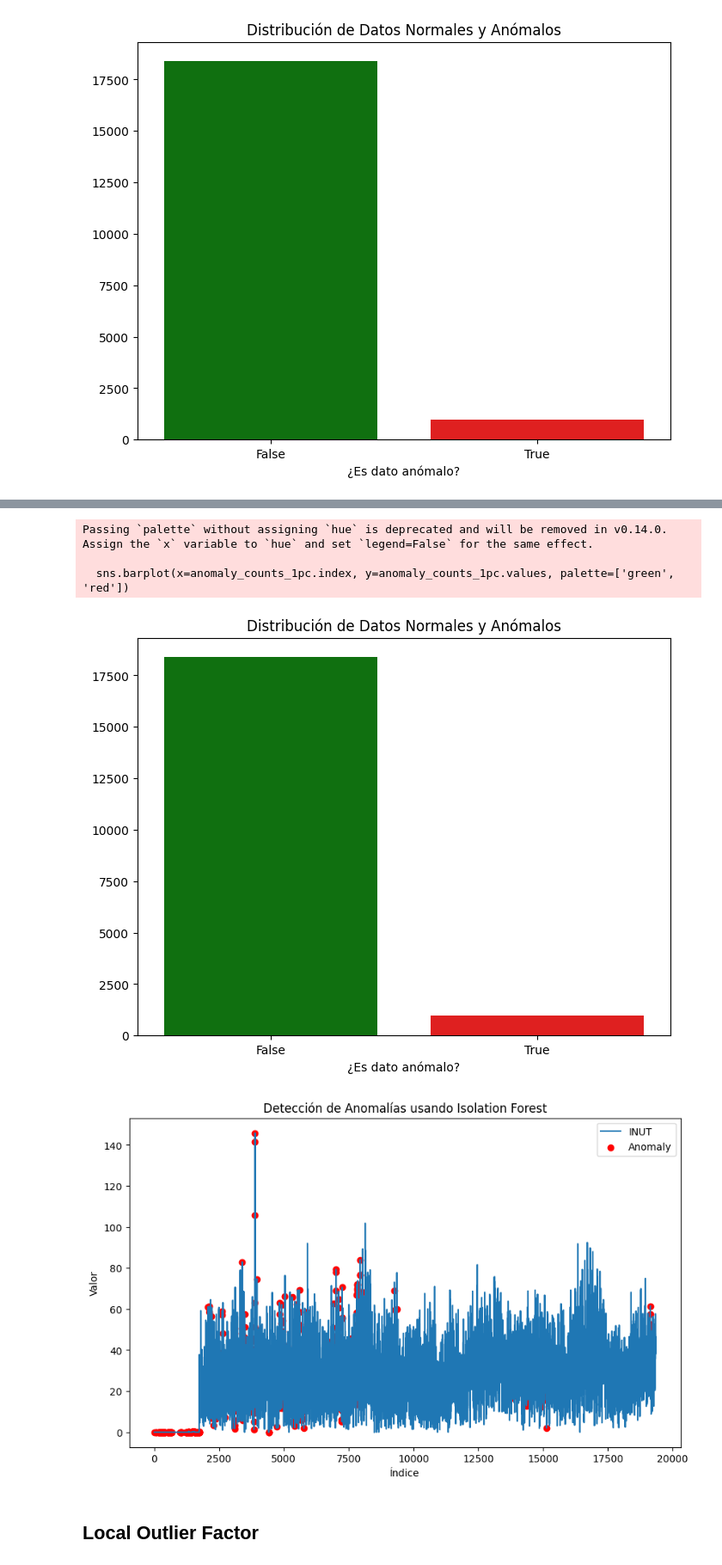
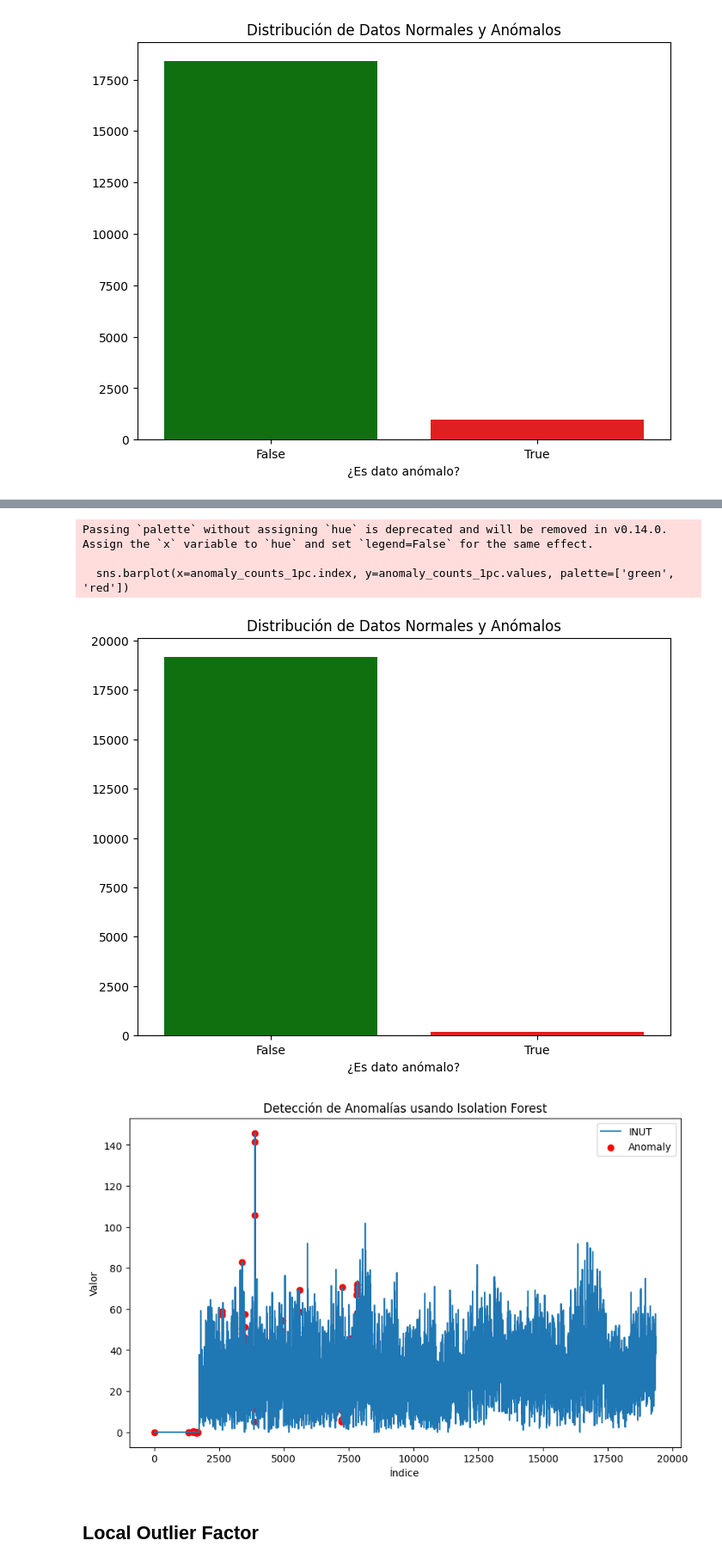
Before and after one commit to davidreigns01/actividad3AANS, a Jupyter notebook: muinar07_act3_Notebook.ipynb, the cells around one changed output, grey strips where cells are left out. Shown: that part at 86% size. Cells and saved outputs as stored; diff of their text form; code cells hidden in the pictures.

```diff
--- a/muinar07_act3_Notebook.ipynb
+++ b/muinar07_act3_Notebook.ipynb
@@ -328,6 +320,6 @@ plt.show()
 # %%
 # Repite los pasos anteriores con el parámetro de contamination en 1%
-model_1pc = IsolationForest(contamination=0.05)
+model_1pc = IsolationForest(contamination=0.01)
 
 # Agrega las columnas de puntaje y si es dato anómalo o no en el dataframe
 df['anomaly_score_1pc'] = model_1pc.fit_predict(df)
@@ -349,35 +341,35 @@ plt.show()
 # Visualizar resultados
 plt.figure(figsize=(10, 6))
 plt.plot(df['INUT'], label='INUT')
 plt.scatter(df[df['anomaly_1pc']].index, df[df['anomaly_1pc']]['INUT'], color='red', label='Anomaly')
 plt.title('Detección de Anomalías usando Isolation Forest')
 plt.xlabel('Índice')
 plt.ylabel('Valor')
 plt.legend()
 plt.show()
 # %% [output]
          VL1    VL2    VL3   IL1   IL2   IL3   VL12   VL23   VL31  INUT  \
 0        0.0    0.0    0.0   0.0   0.0   0.0    0.0    0.0    0.0   0.0
 1      238.7  238.7  238.8   0.0   0.0   0.0    0.0    0.0    0.0   0.0
 2      238.4  238.5  238.5   0.0   0.0   0.0    0.0    0.0    0.0   0.0
 3      239.9  240.0  240.0   0.0   0.0   0.0    0.0    0.0    0.0   0.0
 4      239.9  240.0  240.0   0.0   0.0   0.0    0.0    0.0    0.0   0.0
 ...      ...    ...    ...   ...   ...   ...    ...    ...    ...   ...
 19347  246.4  244.7  244.3  79.0  45.4  86.6  426.0  422.3  426.1  38.0
 19348  246.8  245.1  244.8  77.0  42.0  84.2  426.8  423.1  427.1  39.1
 19349  247.8  246.0  246.0  77.4  37.1  75.4  428.5  425.0  428.7  38.8
 19350  247.7  245.9  245.5  70.1  36.7  88.1  428.2  424.3  428.4  45.2
 19351  248.4  246.6  246.3  59.2  33.1  86.8  429.4  425.4  430.0  46.5
 ... (11 lines left out)
 19350              1    False                  1        False
 19351              1    False                  1        False
 
 [19352 rows x 14 columns]
 Passing `palette` without assigning `hue` is deprecated and will be removed in v0.14.0. Assign the `x` variable to `hue` and set `legend=False` for the same effect.
 
   sns.barplot(x=anomaly_counts_1pc.index, y=anomaly_counts_1pc.values, palette=['green', 'red'])
-[figure, old version]
+[figure, new version]
-[figure, old version]
+[figure, new version]
 # %% [markdown]
 ## Local Outlier Factor
 # %%
```
Also changed, not shown: parts of 13 cells of this notebook.
